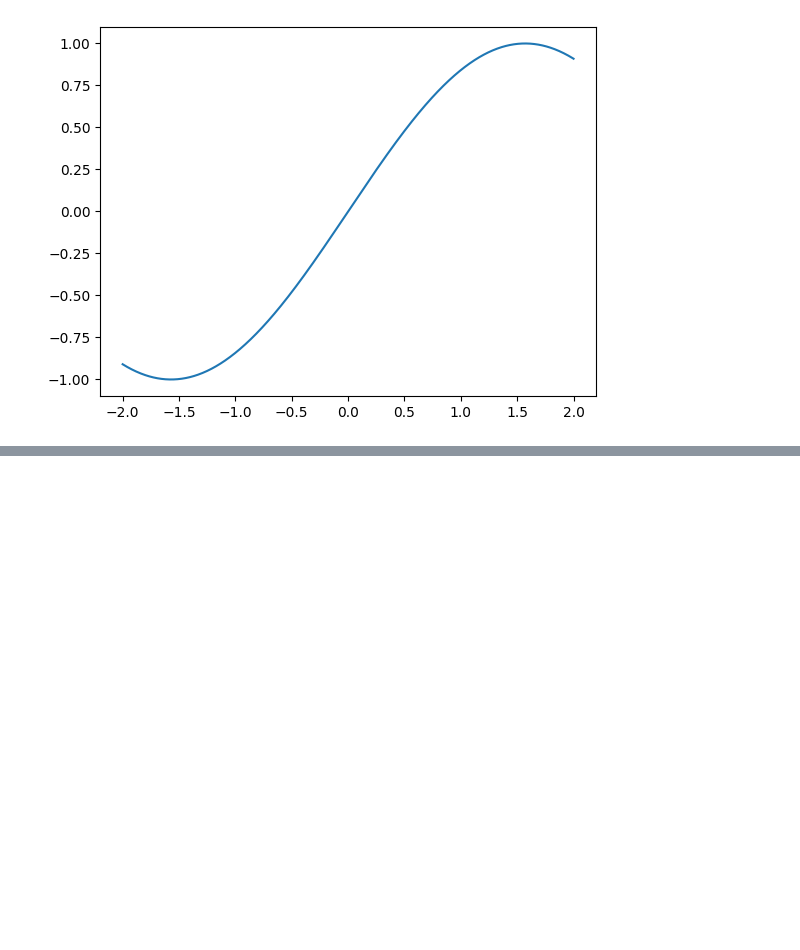
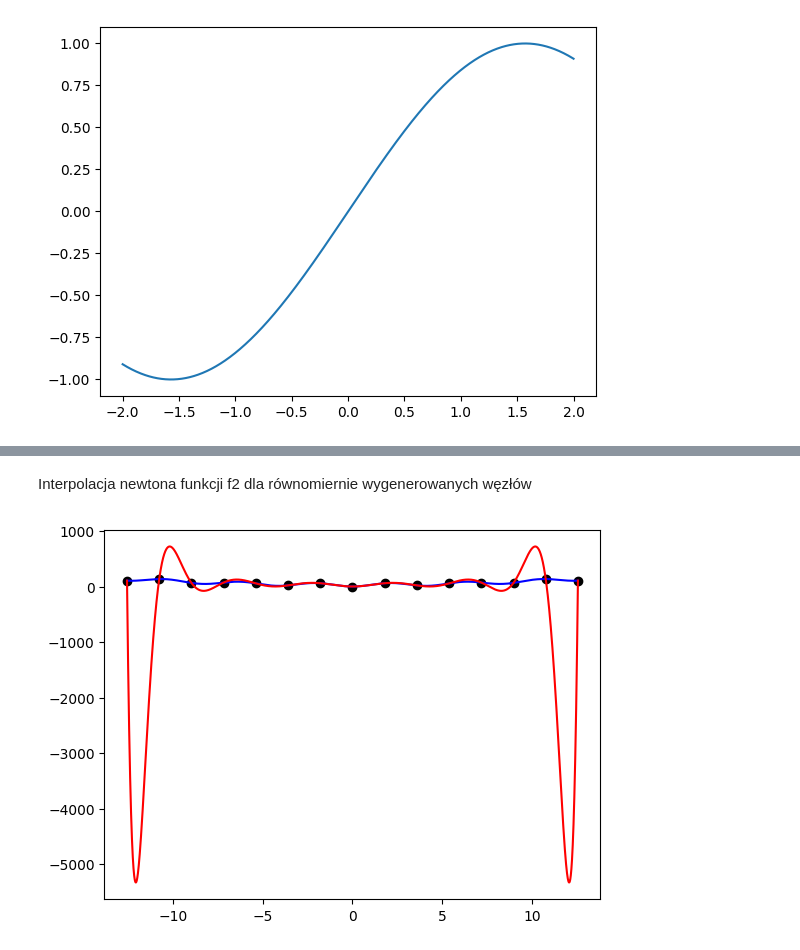
Before and after one commit to JakubFr4czek/MOwNiT, a Jupyter notebook: Lab2/lab2.ipynb, the cells around one changed output, grey strips where cells are left out. Cells and saved outputs as stored; diff of their text form; code cells hidden in the pictures; blank space fills up the shorter version.

```diff
--- a/Lab2/lab2.ipynb
+++ b/Lab2/lab2.ipynb
@@ -119,0 +192,24 @@ plt.plot(x, y)
+# %% [markdown]
+Interpolacja newtona funkcji f2 dla równomiernie wygenerowanych węzłów
+# %%
+def interpolate_with_newton_evenly_distributed(n):
+
+    #xs = get_evenly_distributed(f2_a, f2_b, n)
+    xs = get_evenly_distributed(f2_a, f2_b, n)
+    ys = [f2(xs[i]) for i in range(len(xs))]
+
+    check_x = get_evenly_distributed(f2_a, f2_b, 10000)
+    check_y = []
+
+    for i in range(len(check_x)):
+
+        check_y.append(newton_interpolation(xs, ys, check_x[i]))
+
+    plt.scatter(xs, ys, color = 'black')
+    plt.plot(f2_plot_x, f2_plot_y, color = 'blue')
+    plt.plot(check_x, check_y, color = 'red')
+
+interpolate_with_newton_evenly_distributed(n = 15)
+plt.show()
+# %% [output]
+[figure, added]
```
Also changed, not shown: parts of 22 cells of this notebook.
